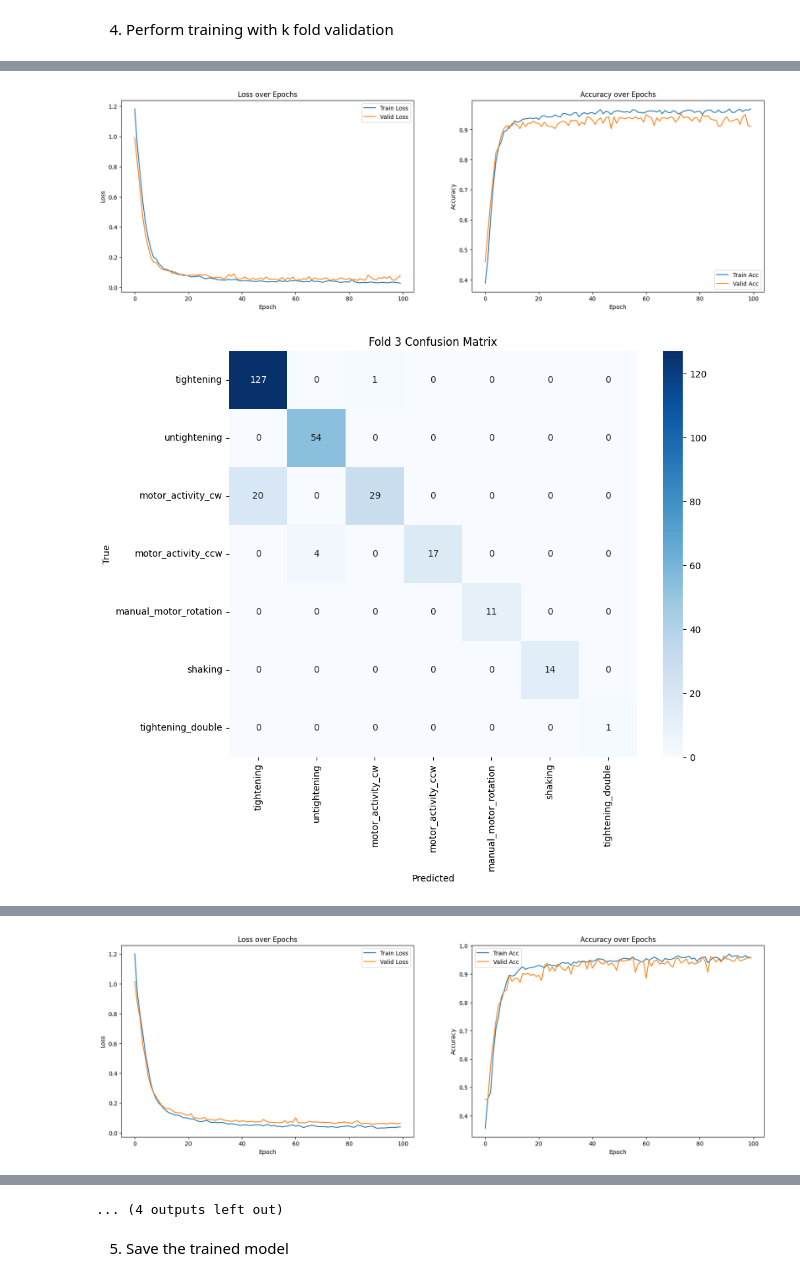
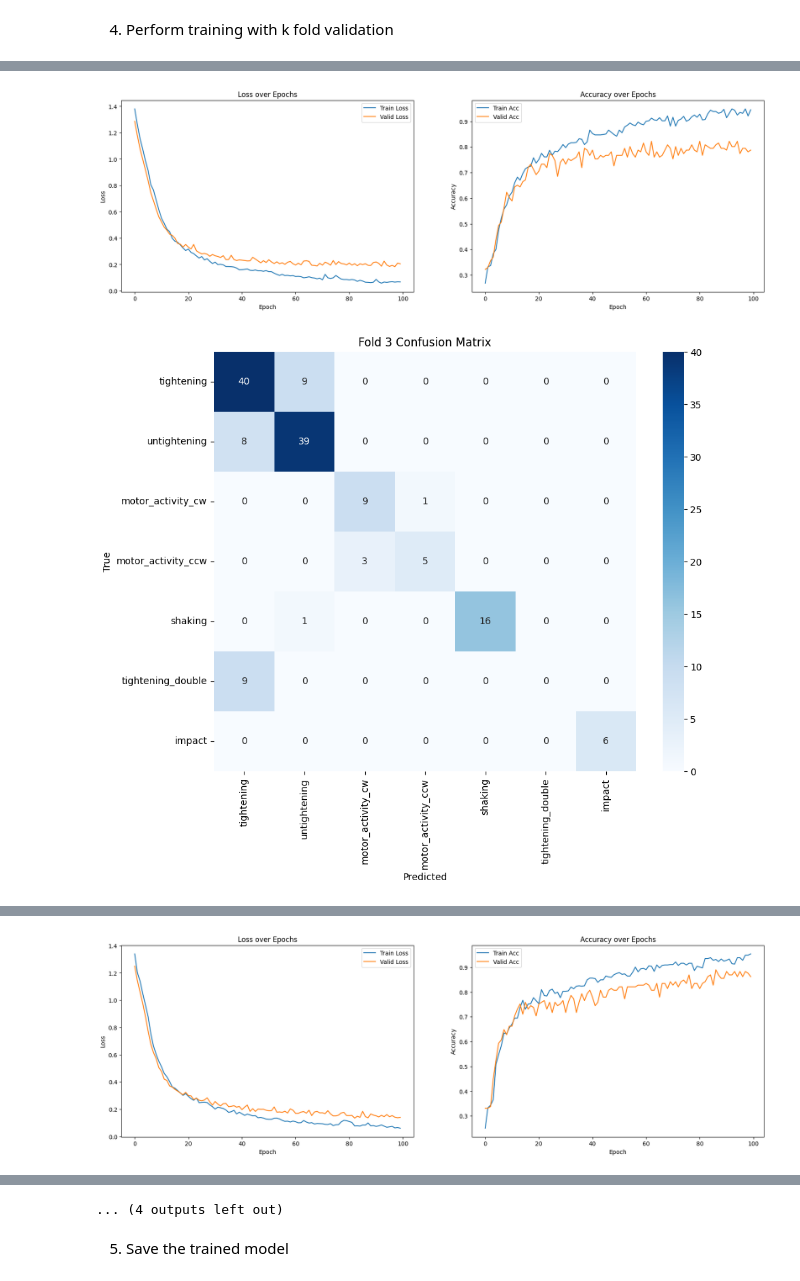
Before and after one commit to Ghulam-Rabbani-Azeem/Industrial_Tools_Actions_Tracking, a Jupyter notebook: lstm_final.ipynb, the cells around one changed output, grey strips where cells are left out. Drawn from its saved outputs; the diff is of its cells as text; code cells hidden in the pictures.

Commit message:
add pneumatic screwdriver code

```diff
--- a/lstm_final.ipynb
+++ b/lstm_final.ipynb
@@ -34,34 +35,44 @@ set_seed(42)
 3. Load the train data
 # %%
 # Load the combined_labels.npy file
+mytool = "pneumatic_screwdriver"
 output_dir = "./processed_data/"
 
 # Load the saved NumPy arrays
-combined_data = np.load(os.path.join(output_dir, "combined_data_train.npy"))
-combined_labels = np.load(os.path.join(output_dir, "combined_label_train.npy"))
+combined_data = np.load(os.path.join(output_dir, f"combined_data_train_{mytool}.npy"))
+combined_labels = np.load(os.path.join(output_dir, f"combined_label_train_{mytool}.npy"))
 # %% [markdown]
 4. Perform training with k fold validation
 # %%
-# ---------------- Label Mapping and Preprocessing ---------------- #
+if mytool == "eletric_screwdriver":
+    label_info = {
+        2: 'tightening',
+        3: 'untightening',
+        4: 'motor_activity_cw',
+        5: 'motor_activity_ccw',
+        6: 'manual_motor_rotation',
+        7: 'shaking',
+        14: 'tightening_double'
+    }
+elif mytool == "pneumatic_screwdriver":
+    label_info = {
+        2: 'tightening',
+        3: 'untightening',
+        4: 'motor_activity_cw',
+        5: 'motor_activity_ccw',
+        7: 'shaking',
+        14: 'tightening_double',
+        38: 'impact'
+    }
 
-label_info = {
-    2: 'tightening',
-    3: 'untightening',
-    4: 'motor_activity_cw',
-    5: 'motor_activity_ccw',
-    6: 'manual_motor_rotation',
-    7: 'shaking',
-    14: 'tightening_double'
-}
+valid_labels = list(label_info.keys())
 
-# Filter out invalid labels
-valid_labels = list(label_info.keys())
-valid_indices = np.isin(combined_labels, valid_labels)
-X = combined_data[valid_indices]
-y = combined_labels[valid_indices]
+X = combined_data
+y = combined_labels
 
 label_encoder = LabelEncoder()
 y_encoded = label_encoder.fit_transform(y)
+
 X_tensor = torch.FloatTensor(X)
 y_tensor = torch.LongTensor(y_encoded)
 
@@ -267,3 +278,3 @@ Epoch 11: Train Acc = 0.9137, Val Acc = 0.9209
-[figure, old version]
+[figure, new version]
-[figure, old version]
+[figure, new version]
 --- Fold 4 ---
@@ -286 +297 @@ Epoch 11: Train Acc = 0.8931, Val Acc = 0.8741
-[figure, old version]
+[figure, new version]
```
Also changed, not shown: parts of 6 cells of this notebook.
